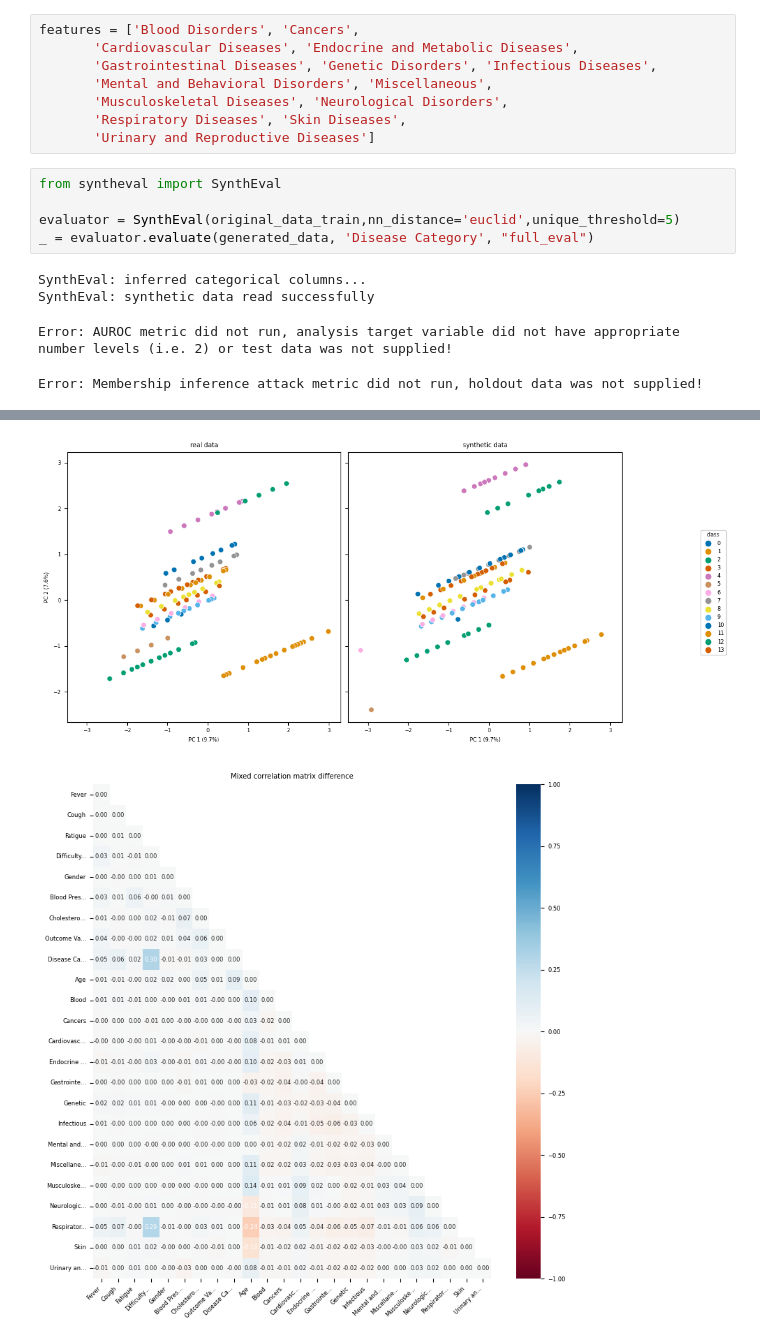
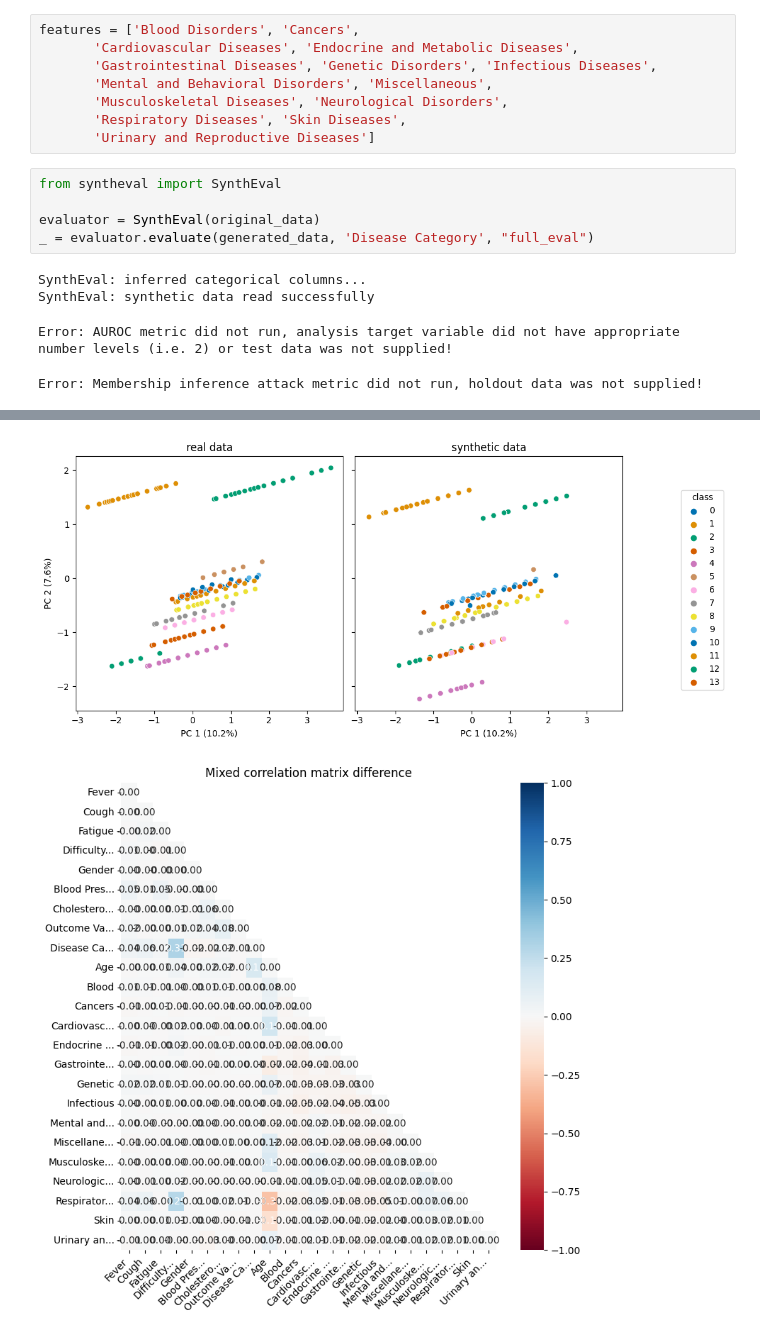
Before and after one commit to Ayfred/dissertation_maxime_mu, a Jupyter notebook: syntheval/SynthEval_Begreat.ipynb, the cells around one changed output, grey strips where cells are left out. Drawn from its saved outputs; the diff is of its cells as text.

```diff
--- a/syntheval/SynthEval_Begreat.ipynb
+++ b/syntheval/SynthEval_Begreat.ipynb
@@ -166,7 +166,7 @@ features = ['Blood Disorders', 'Cancers',
 # %%
 from syntheval import SynthEval
 
-evaluator = SynthEval(original_data_train,nn_distance='euclid',unique_threshold=5)
+evaluator = SynthEval(original_data)
 _ = evaluator.evaluate(generated_data, 'Disease Category', "full_eval")
 # %% [output]
 SynthEval: inferred categorical columns...
@@ -194,2 +194,2 @@ Utility metric description                    value   error
-[figure, old version]
+[figure, new version]
-[figure, old version]
+[figure, new version]
```
Also changed, not shown: parts of 1 cell of this notebook, 31 other files.
